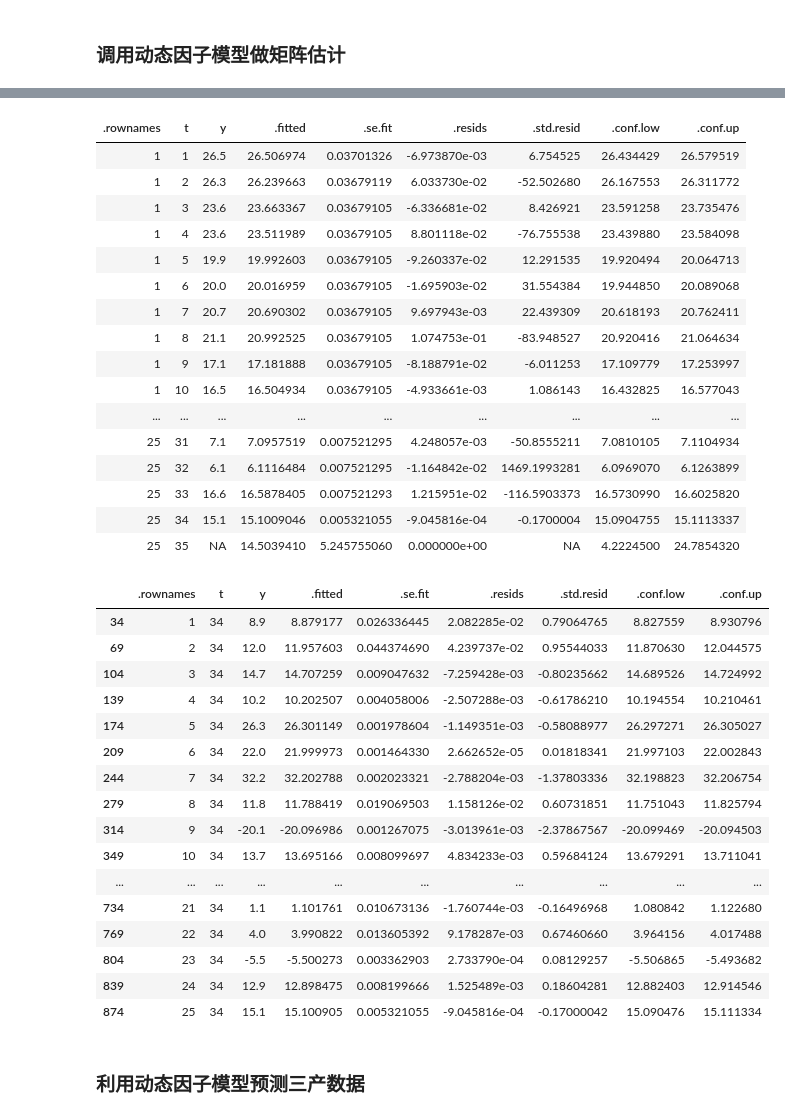
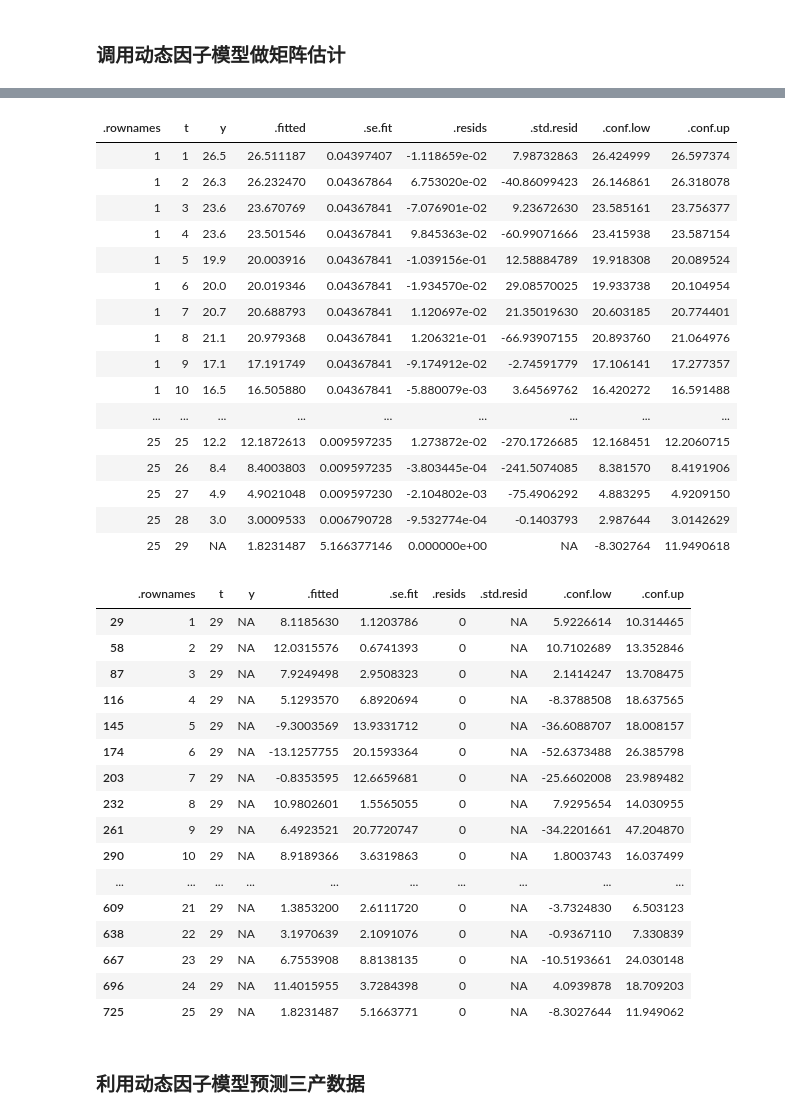
Before and after one commit to shanyingshine/upcode, a Jupyter notebook: 代码文件20180824/动态因子模型.ipynb, the cells around one changed output, grey strips where cells are left out. Drawn from its saved outputs; the diff is of its cells as text; code cells hidden in the pictures.

```diff
--- a/代码文件20180824/动态因子模型.ipynb
+++ b/代码文件20180824/动态因子模型.ipynb
@@ -7,7 +7,7 @@ Warning message:
 ### 调用动态因子模型对影响gdp增速的协变量指标进行预测
 # %%
 # 导入数据，行是时间（季度频率），列是影响gdp增速的协变量指标和gdp增速
-data = read.csv('C:/Users/pzc/Desktop/安徽省GDP预测/data.csv', header=FALSE)
+data = read.csv('C:/Users/Administrator/Desktop/codeblocks/94-1802.csv', header=FALSE)
 features1 = data
 # %% [markdown]
 ### 利用动态因子模型预测下一期影响gdp增速的协变量指标
@@ -32,7 +32,7 @@ features1
 | 税收收入 | 34.8 | 34.9 | 31.6 | 37.7 | 49.4 | 41.0 | 38.1 | 27.9 | 15.3 | ... | 12.2 | ... |
 | 地区生产总值 | 14.9 | 15.4 | 14.7 | 14.5 | 13.8 | 13.4 | 14.3 | 13.5 | 12.3 | ... | 8.6 | ... |
 # %%
-features1 = features1[1:25,2:35]
+features1 = features1[1:10,2:29]
 # %%
 rows = nrow(features1);rows
 # %% [output]
@@ -115,40 +115,40 @@ outt = augment.marssMLE(x=modd1,type.predict = c("observations", "states"), inte
 outt
 # %% [output]
 | .rownames | t | y | .fitted | .se.fit | .resids | .std.resid | .conf.low | .conf.up |
-| 1 | 1 | 26.5 | 26.506974 | 0.03701326 | -6.973870e-03 | 6.754525 | 26.434429 | 26.579519 |
-| 1 | 2 | 26.3 | 26.239663 | 0.03679119 | 6.033730e-02 | -52.502680 | 26.167553 | 26.311772 |
-| 1 | 3 | 23.6 | 23.663367 | 0.03679105 | -6.336681e-02 | 8.426921 | 23.591258 | 23.735476 |
-| 1 | 4 | 23.6 | 23.511989 | 0.03679105 | 8.801118e-02 | -76.755538 | 23.439880 | 23.584098 |
-| 1 | 5 | 19.9 | 19.992603 | 0.03679105 | -9.260337e-02 | 12.291535 | 19.920494 | 20.064713 |
-| 1 | 6 | 20.0 | 20.016959 | 0.03679105 | -1.695903e-02 | 31.554384 | 19.944850 | 20.089068 |
-| 1 | 7 | 20.7 | 20.690302 | 0.03679105 | 9.697943e-03 | 22.439309 | 20.618193 | 20.762411 |
-| 1 | 8 | 21.1 | 20.992525 | 0.03679105 | 1.074753e-01 | -83.948527 | 20.920416 | 21.064634 |
-| 1 | 9 | 17.1 | 17.181888 | 0.03679105 | -8.188791e-02 | -6.011253 | 17.109779 | 17.253997 |
-| 1 | 10 | 16.5 | 16.504934 | 0.03679105 | -4.933661e-03 | 1.086143 | 16.432825 | 16.577043 |
+| 1 | 1 | 26.5 | 26.511187 | 0.04397407 | -1.118659e-02 | 7.98732863 | 26.424999 | 26.597374 |
+| 1 | 2 | 26.3 | 26.232470 | 0.04367864 | 6.753020e-02 | -40.86099423 | 26.146861 | 26.318078 |
+| 1 | 3 | 23.6 | 23.670769 | 0.04367841 | -7.076901e-02 | 9.23672630 | 23.585161 | 23.756377 |
+| 1 | 4 | 23.6 | 23.501546 | 0.04367841 | 9.845363e-02 | -60.99071666 | 23.415938 | 23.587154 |
+| 1 | 5 | 19.9 | 20.003916 | 0.04367841 | -1.039156e-01 | 12.58884789 | 19.918308 | 20.089524 |
+| 1 | 6 | 20.0 | 20.019346 | 0.04367841 | -1.934570e-02 | 29.08570025 | 19.933738 | 20.104954 |
+| 1 | 7 | 20.7 | 20.688793 | 0.04367841 | 1.120697e-02 | 21.35019630 | 20.603185 | 20.774401 |
+| 1 | 8 | 21.1 | 20.979368 | 0.04367841 | 1.206321e-01 | -66.93907155 | 20.893760 | 21.064976 |
+| 1 | 9 | 17.1 | 17.191749 | 0.04367841 | -9.174912e-02 | -2.74591779 | 17.106141 | 17.277357 |
+| 1 | 10 | 16.5 | 16.505880 | 0.04367841 | -5.880079e-03 | 3.64569762 | 16.420272 | 16.591488 |
 | ... | ... | ... | ... | ... | ... | ... | ... | ... |
-| 25 | 31 | 7.1 | 7.0957519 | 0.007521295 | 4.248057e-03 | -50.8555211 | 7.0810105 | 7.1104934 |
-| 25 | 32 | 6.1 | 6.1116484 | 0.007521295 | -1.164842e-02 | 1469.1993281 | 6.0969070 | 6.1263899 |
-| 25 | 33 | 16.6 | 16.5878405 | 0.007521293 | 1.215951e-02 | -116.5903373 | 16.5730990 | 16.6025820 |
-| 25 | 34 | 15.1 | 15.1009046 | 0.005321055 | -9.045816e-04 | -0.1700004 | 15.0904755 | 15.1113337 |
-| 25 | 35 | NA | 14.5039410 | 5.245755060 | 0.000000e+00 | NA | 4.2224500 | 24.7854320 |
+| 25 | 25 | 12.2 | 12.1872613 | 0.009597235 | 1.273872e-02 | -270.1726685 | 12.168451 | 12.2060715 |
+| 25 | 26 | 8.4 | 8.4003803 | 0.009597235 | -3.803445e-04 | -241.5074085 | 8.381570 | 8.4191906 |
+| 25 | 27 | 4.9 | 4.9021048 | 0.009597230 | -2.104802e-03 | -75.4906292 | 4.883295 | 4.9209150 |
+| 25 | 28 | 3.0 | 3.0009533 | 0.006790728 | -9.532774e-04 | -0.1403793 | 2.987644 | 3.0142629 |
+| 25 | 29 | NA | 1.8231487 | 5.166377146 | 0.000000e+00 | NA | -8.302764 | 11.9490618 |
 # %%
-subdata = subset(outt, t==34);subdata
+subdata = subset(outt, t==29);subdata
 # %% [output]
 |  | .rownames | t | y | .fitted | .se.fit | .resids | .std.resid | .conf.low | .conf.up |
-| 34 | 1 | 34 | 8.9 | 8.879177 | 0.026336445 | 2.082285e-02 | 0.79064765 | 8.827559 | 8.930796 |
-| 69 | 2 | 34 | 12.0 | 11.957603 | 0.044374690 | 4.239737e-02 | 0.95544033 | 11.870630 | 12.044575 |
-| 104 | 3 | 34 | 14.7 | 14.707259 | 0.009047632 | -7.259428e-03 | -0.80235662 | 14.689526 | 14.724992 |
-| 139 | 4 | 34 | 10.2 | 10.202507 | 0.004058006 | -2.507288e-03 | -0.61786210 | 10.194554 | 10.210461 |
-| 174 | 5 | 34 | 26.3 | 26.301149 | 0.001978604 | -1.149351e-03 | -0.58088977 | 26.297271 | 26.305027 |
-| 209 | 6 | 34 | 22.0 | 21.999973 | 0.001464330 | 2.662652e-05 | 0.01818341 | 21.997103 | 22.002843 |
-| 244 | 7 | 34 | 32.2 | 32.202788 | 0.002023321 | -2.788204e-03 | -1.37803336 | 32.198823 | 32.206754 |
-| 279 | 8 | 34 | 11.8 | 11.788419 | 0.019069503 | 1.158126e-02 | 0.60731851 | 11.751043 | 11.825794 |
-| 314 | 9 | 34 | -20.1 | -20.096986 | 0.001267075 | -3.013961e-03 | -2.37867567 | -20.099469 | -20.094503 |
-| 349 | 10 | 34 | 13.7 | 13.695166 | 0.008099697 | 4.834233e-03 | 0.59684124 | 13.679291 | 13.711041 |
+| 29 | 1 | 29 | NA | 8.1185630 | 1.1203786 | 0 | NA | 5.9226614 | 10.314465 |
+| 58 | 2 | 29 | NA | 12.0315576 | 0.6741393 | 0 | NA | 10.7102689 | 13.352846 |
+| 87 | 3 | 29 | NA | 7.9249498 | 2.9508323 | 0 | NA | 2.1414247 | 13.708475 |
+| 116 | 4 | 29 | NA | 5.1293570 | 6.8920694 | 0 | NA | -8.3788508 | 18.637565 |
+| 145 | 5 | 29 | NA | -9.3003569 | 13.9331712 | 0 | NA | -36.6088707 | 18.008157 |
+| 174 | 6 | 29 | NA | -13.1257755 | 20.1593364 | 0 | NA | -52.6373488 | 26.385798 |
+| 203 | 7 | 29 | NA | -0.8353595 | 12.6659681 | 0 | NA | -25.6602008 | 23.989482 |
+| 232 | 8 | 29 | NA | 10.9802601 | 1.5565055 | 0 | NA | 7.9295654 | 14.030955 |
+| 261 | 9 | 29 | NA | 6.4923521 | 20.7720747 | 0 | NA | -34.2201661 | 47.204870 |
+| 290 | 10 | 29 | NA | 8.9189366 | 3.6319863 | 0 | NA | 1.8003743 | 16.037499 |
 | ... | ... | ... | ... | ... | ... | ... | ... | ... | ... |
-| 734 | 21 | 34 | 1.1 | 1.101761 | 0.010673136 | -1.760744e-03 | -0.16496968 | 1.080842 | 1.122680 |
-| 769 | 22 | 34 | 4.0 | 3.990822 | 0.013605392 | 9.178287e-03 | 0.67460660 | 3.964156 | 4.017488 |
-| 804 | 23 | 34 | -5.5 | -5.500273 | 0.003362903 | 2.733790e-04 | 0.08129257 | -5.506865 | -5.493682 |
-| 839 | 24 | 34 | 12.9 | 12.898475 | 0.008199666 | 1.525489e-03 | 0.18604281 | 12.882403 | 12.914546 |
-| 874 | 25 | 34 | 15.1 | 15.100905 | 0.005321055 | -9.045816e-04 | -0.17000042 | 15.090476 | 15.111334 |
+| 609 | 21 | 29 | NA | 1.3853200 | 2.6111720 | 0 | NA | -3.7324830 | 6.503123 |
+| 638 | 22 | 29 | NA | 3.1970639 | 2.1091076 | 0 | NA | -0.9367110 | 7.330839 |
+| 667 | 23 | 29 | NA | 6.7553908 | 8.8138135 | 0 | NA | -10.5193661 | 24.030148 |
+| 696 | 24 | 29 | NA | 11.4015955 | 3.7284398 | 0 | NA | 4.0939878 | 18.709203 |
+| 725 | 25 | 29 | NA | 1.8231487 | 5.1663771 | 0 | NA | -8.3027644 | 11.949062 |
 # %%
```
Also changed, not shown: parts of 5 cells of this notebook, 1 other file.
